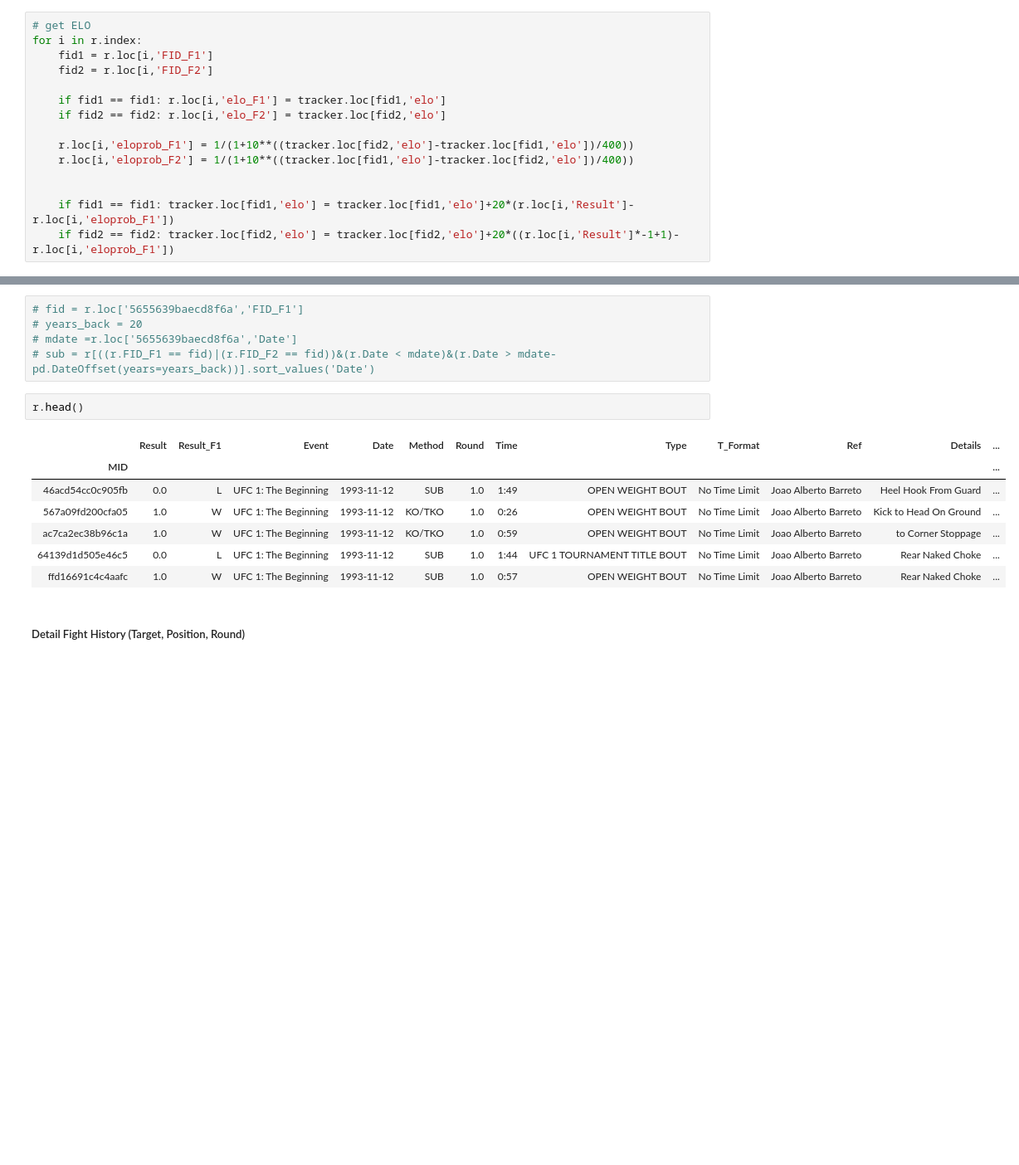
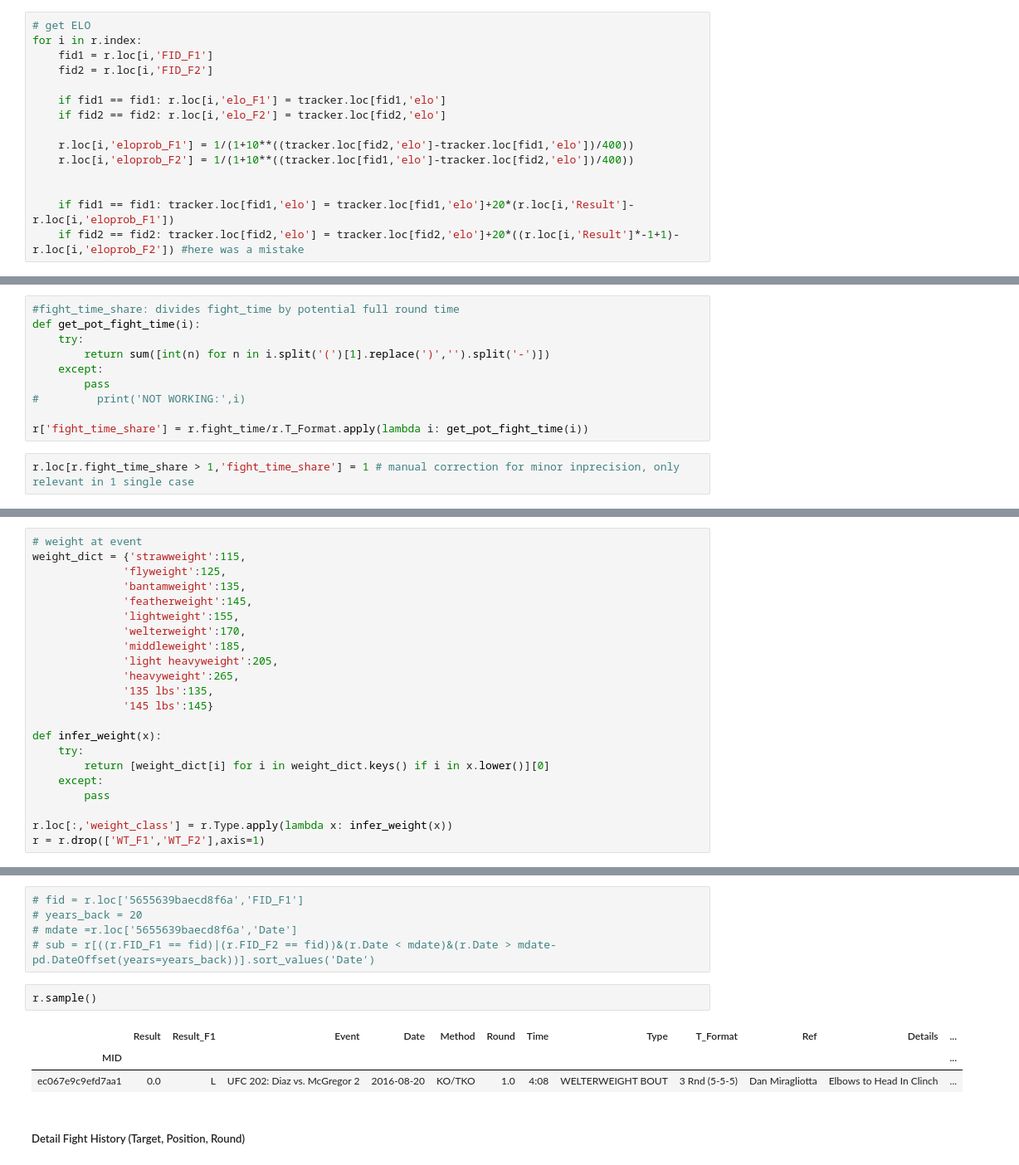
Before and after one commit to JasperLS/UFC_Fight_Predictions, a Jupyter notebook: preprocessing/ufc_preprocess.ipynb, the cells around one changed output, grey strips where cells are left out. Shown at 83% size. Cells and saved outputs as stored; diff of their text form; blank space fills up the shorter version.

```diff
--- a/preprocessing/ufc_preprocess.ipynb
+++ b/preprocessing/ufc_preprocess.ipynb
@@ -341,7 +321,7 @@ for i in r.index:
 
 
     if fid1 == fid1: tracker.loc[fid1,'elo'] = tracker.loc[fid1,'elo']+20*(r.loc[i,'Result']-r.loc[i,'eloprob_F1'])
-    if fid2 == fid2: tracker.loc[fid2,'elo'] = tracker.loc[fid2,'elo']+20*((r.loc[i,'Result']*-1+1)-r.loc[i,'eloprob_F1'])
+    if fid2 == fid2: tracker.loc[fid2,'elo'] = tracker.loc[fid2,'elo']+20*((r.loc[i,'Result']*-1+1)-r.loc[i,'eloprob_F2']) #here was a mistake
 # %%
 tracker = pd.merge(tracker,f.loc[:,'First':'Nick'],left_index=True,right_index=True) # Shape not identical, bc not all fighters have eventsb
 # tracker.to_csv(f'{date}_elo_rankings.csv')
@@ -470 +441,13 @@ next_049
+# %%
+#fight_time_share: divides fight_time by potential full round time
+def get_pot_fight_time(i):
+    try:
+        return sum([int(n) for n in i.split('(')[1].replace(')','').split('-')])
+    except:
+        pass
+#         print('NOT WORKING:',i)
+
+r['fight_time_share'] = r.fight_time/r.T_Format.apply(lambda i: get_pot_fight_time(i))
+# %%
+r.loc[r.fight_time_share > 1,'fight_time_share'] = 1 # manual correction for minor inprecision, only relevant in 1 single case
 # %%
@@ -499 +459,23 @@ r.loc[r.Fighter_1 == 'Conor McGregor']
+# %%
+# weight at event
+weight_dict = {'strawweight':115,
+              'flyweight':125,
+              'bantamweight':135,
+              'featherweight':145,
+              'lightweight':155,
+              'welterweight':170,
+              'middleweight':185,
+              'light heavyweight':205,
+              'heavyweight':265,
+              '135 lbs':135,
+              '145 lbs':145}
+
+def infer_weight(x):
+    try:
+        return [weight_dict[i] for i in weight_dict.keys() if i in x.lower()][0]
+    except:
+        pass
+
+r.loc[:,'weight_class'] = r.Type.apply(lambda x: infer_weight(x))
+r = r.drop(['WT_F1','WT_F2'],axis=1)
 # %%
@@ -601,15 +587,11 @@ for i in r.index:
 # mdate =r.loc['5655639baecd8f6a','Date']
 # sub = r[((r.FID_F1 == fid)|(r.FID_F2 == fid))&(r.Date < mdate)&(r.Date > mdate-pd.DateOffset(years=years_back))].sort_values('Date')
 # %%
-r.head()
+r.sample()
 # %% [output]
 |  | Result | Result_F1 | Event | Date | Method | Round | Time | Type | T_Format | Ref | Details | ... |
 | MID |  |  |  |  |  |  |  |  |  |  |  | ... |
-| 46acd54cc0c905fb | 0.0 | L | UFC 1: The Beginning | 1993-11-12 | SUB | 1.0 | 1:49 | OPEN WEIGHT BOUT | No Time Limit | Joao Alberto Barreto | Heel Hook From Guard | ... |
-| 567a09fd200cfa05 | 1.0 | W | UFC 1: The Beginning | 1993-11-12 | KO/TKO | 1.0 | 0:26 | OPEN WEIGHT BOUT | No Time Limit | Joao Alberto Barreto | Kick to Head On Ground | ... |
-| ac7ca2ec38b96c1a | 1.0 | W | UFC 1: The Beginning | 1993-11-12 | KO/TKO | 1.0 | 0:59 | OPEN WEIGHT BOUT | No Time Limit | Joao Alberto Barreto | to Corner Stoppage | ... |
-| 64139d1d505e46c5 | 0.0 | L | UFC 1: The Beginning | 1993-11-12 | SUB | 1.0 | 1:44 | UFC 1 TOURNAMENT TITLE BOUT | No Time Limit | Joao Alberto Barreto | Rear Naked Choke | ... |
-| ffd16691c4c4aafc | 1.0 | W | UFC 1: The Beginning | 1993-11-12 | SUB | 1.0 | 0:57 | OPEN WEIGHT BOUT | No Time Limit | Joao Alberto Barreto | Rear Naked Choke | ... |
+| ec067e9c9efd7aa1 | 0.0 | L | UFC 202: Diaz vs. McGregor 2 | 2016-08-20 | KO/TKO | 1.0 | 4:08 | WELTERWEIGHT BOUT | 3 Rnd (5-5-5) | Dan Miragliotta | Elbows to Head In Clinch | ... |
 # %% [markdown]
 ##### Detail Fight History (Target, Position, Round)
 # %%
```
Also changed, not shown: parts of 31 cells of this notebook.
